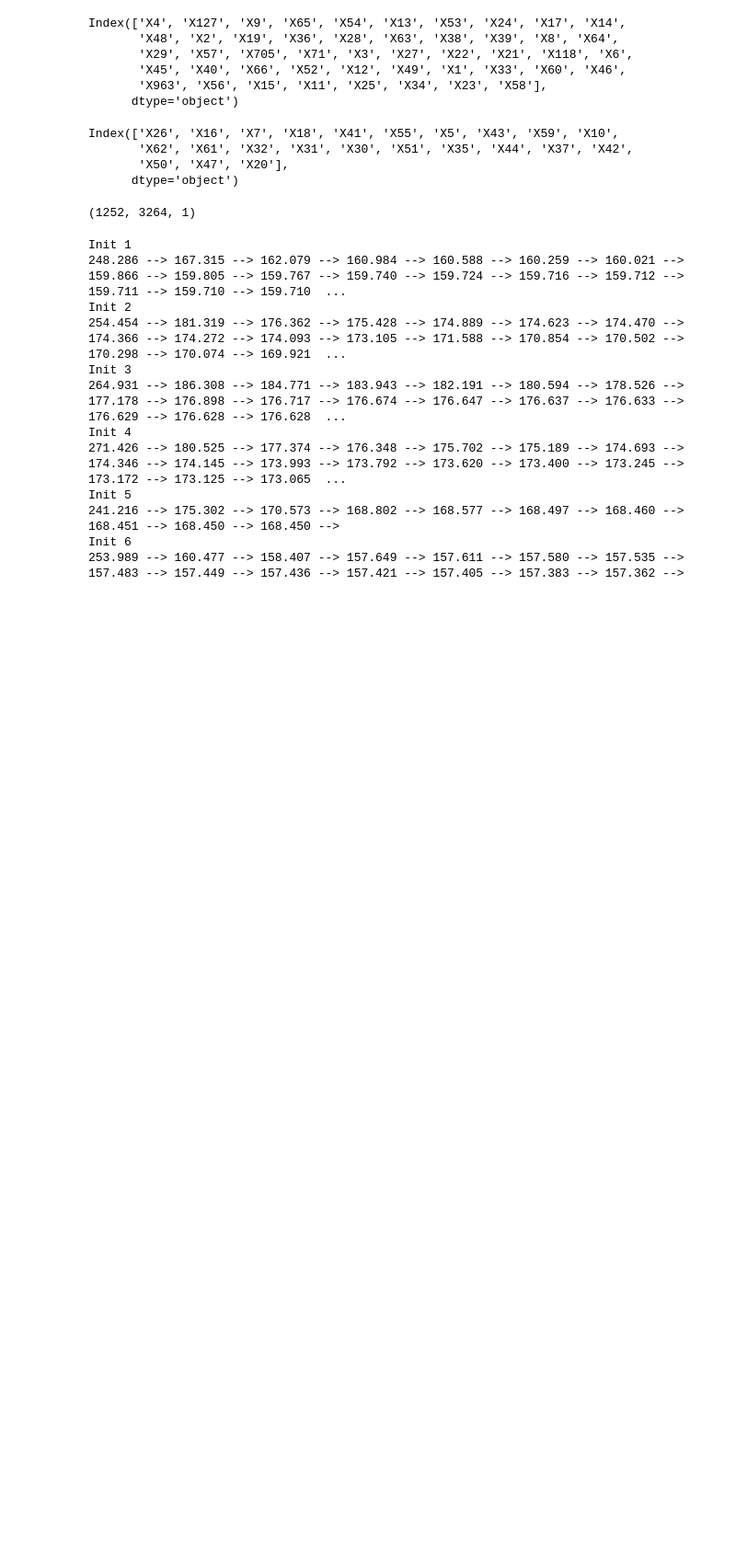
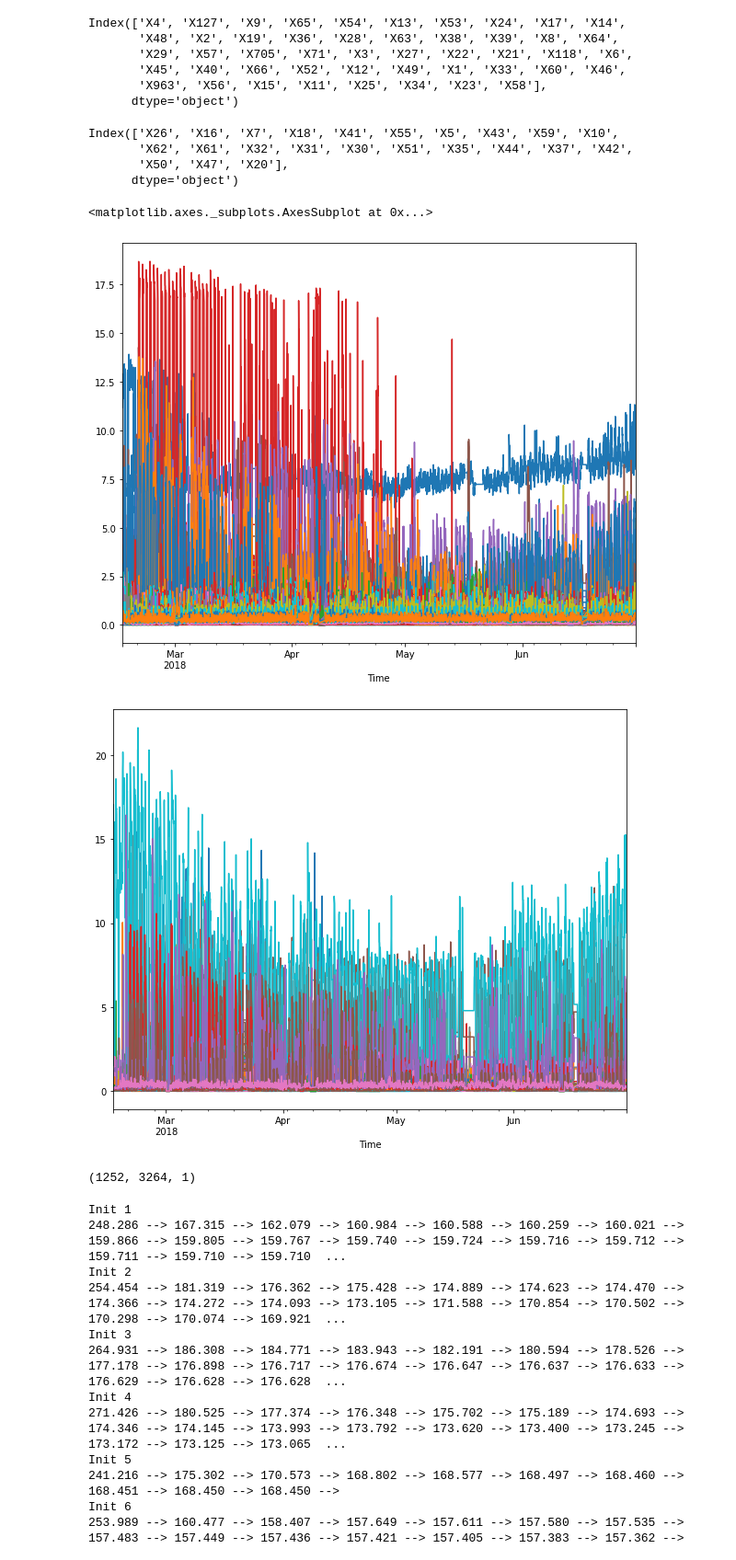
Before and after one commit to bill7845/jupyter_repo, a Jupyter notebook: RNN 전력수요예측.ipynb, the cells around one changed output. Shown: that part at 92% size. Drawn from its saved outputs; the diff is of its cells as text; code cells hidden in the pictures; blank space fills up the shorter version.

```diff
--- a/RNN 전력수요예측.ipynb
+++ b/RNN 전력수요예측.ipynb
@@ -29,8 +29,11 @@ pd.options.display.max_columns = 100
 pd.options.display.max_rows = 100
 # %%
 # open('a.txt',"w").write("b").close()
-train = pd.read_csv('/content/drive/My Drive/Colab Notebooks/train.csv')
-test = pd.read_csv('/content/drive/My Drive/Colab Notebooks/test.csv')
+# train = pd.read_csv('/content/drive/My Drive/Colab Notebooks/train.csv')
+# test = pd.read_csv('/content/drive/My Drive/Colab Notebooks/test.csv')
+
+train = pd.read_csv('C:/Users/KIHyuk/Desktop/전력수요예측/train.csv')
+test = pd.read_csv('C:/Users/KIHyuk/Desktop/전력수요예측/test.csv')
 # %%
 ##### train 결측치 채우기
 # %%
@@ -134,6 +137,13 @@ train_sample.drop(['X4', 'X127', 'X9', 'X65', 'X54', 'X13', 'X53', 'X24', 'X17',
 test_sample.drop(['X26', 'X16', 'X7', 'X18', 'X41', 'X55', 'X5', 'X43', 'X59', 'X10',
        'X62', 'X61', 'X32', 'X31', 'X30', 'X51', 'X35', 'X44', 'X37', 'X42',
        'X50', 'X47', 'X20'],axis=1,inplace=True)
+# %%
+train_sample.plot(figsize=(10,8),legend=False)
+test_sample.plot(figsize=(10,8),legend=False)
+# %% [output]
+<matplotlib.axes._subplots.AxesSubplot at 0x...>
+[figure, added]
+[figure, added]
 # %%
 tmp_list = []
 
```
